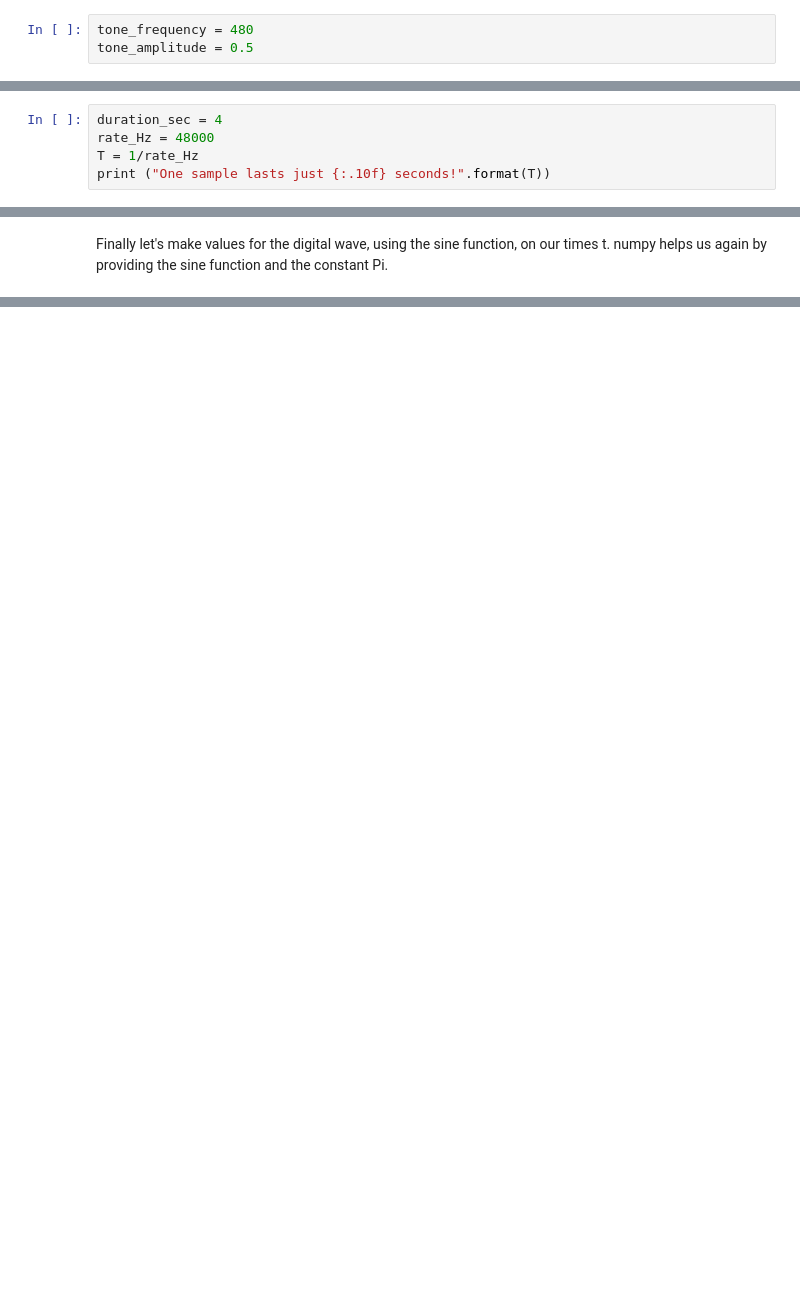
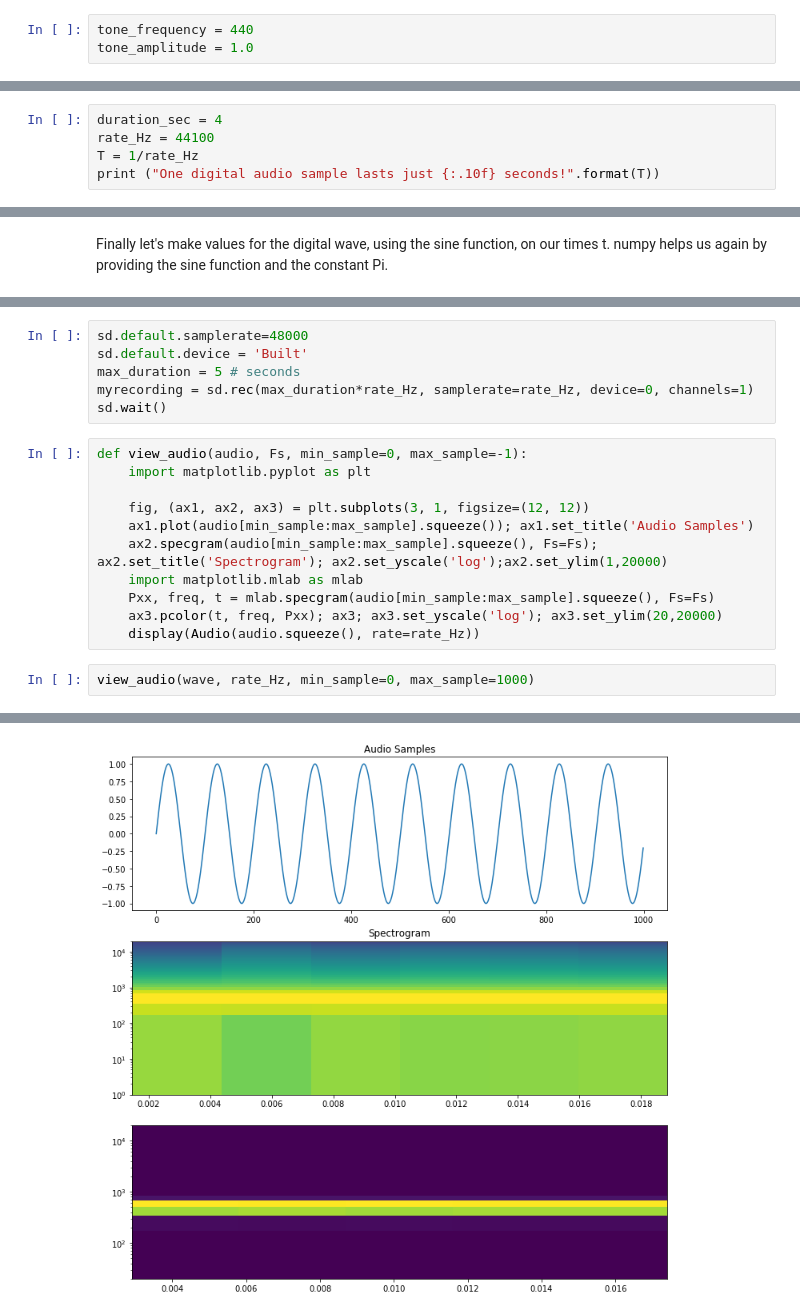
Before and after one commit to DolbyLaboratories/audio-code-demo, a Jupyter notebook: AudioDemo.ipynb, the cells around one changed output, grey strips where cells are left out. Saved outputs shown, nothing was run; the diff lists cells and outputs as text; blank space fills up the shorter version.

Commit message:
Adding recording from device, and some visualization options.

```diff
--- a/AudioDemo.ipynb
+++ b/AudioDemo.ipynb
@@ -10,6 +10,6 @@ The tone they're tuning to is "A 440". It's the note A, at 440 _Hertz_. Let's re
 # %%
-tone_frequency = 480
-tone_amplitude = 0.5
+tone_frequency = 440
+tone_amplitude = 1.0
 # %% [markdown]
 Let's set up some other parameters for our audio wave. Let's say it should run for 4 seconds duration.
 
@@ -20,7 +20,7 @@ For digital audio, we need a sampling rate. Let's set the sampling rate to 48,00
 The space between samples is only 1/48000 of a second! T is this _period_ of a single sample, or the time between successive samples.
 # %%
 duration_sec = 4
-rate_Hz = 48000
+rate_Hz = 44100
 T = 1/rate_Hz
-print ("One sample lasts just {:.10f} seconds!".format(T))
+print ("One digital audio sample lasts just {:.10f} seconds!".format(T))
 # %% [output]
@@ -51,0 +52,20 @@ max(wave)
+# %%
+sd.default.samplerate=48000
+sd.default.device = 'Built'
+max_duration = 5 # seconds
+myrecording = sd.rec(max_duration*rate_Hz, samplerate=rate_Hz, device=0, channels=1)
+sd.wait()
+# %%
+def view_audio(audio, Fs, min_sample=0, max_sample=-1):
+    import matplotlib.pyplot as plt
+
+    fig, (ax1, ax2, ax3) = plt.subplots(3, 1, figsize=(12, 12))
+    ax1.plot(audio[min_sample:max_sample].squeeze()); ax1.set_title('Audio Samples')
+    ax2.specgram(audio[min_sample:max_sample].squeeze(), Fs=Fs); ax2.set_title('Spectrogram'); ax2.set_yscale('log');ax2.set_ylim(1,20000)
+    import matplotlib.mlab as mlab
+    Pxx, freq, t = mlab.specgram(audio[min_sample:max_sample].squeeze(), Fs=Fs)
+    ax3.pcolor(t, freq, Pxx); ax3; ax3.set_yscale('log'); ax3.set_ylim(20,20000)
+    display(Audio(audio.squeeze(), rate=rate_Hz))
+# %%
+view_audio(wave, rate_Hz, min_sample=0, max_sample=1000)
+# %% [output]
@@ -51,0 +73 @@ max(wave)
+[figure, added]
```
Also changed, not shown: parts of 7 cells of this notebook, 1 other file.
